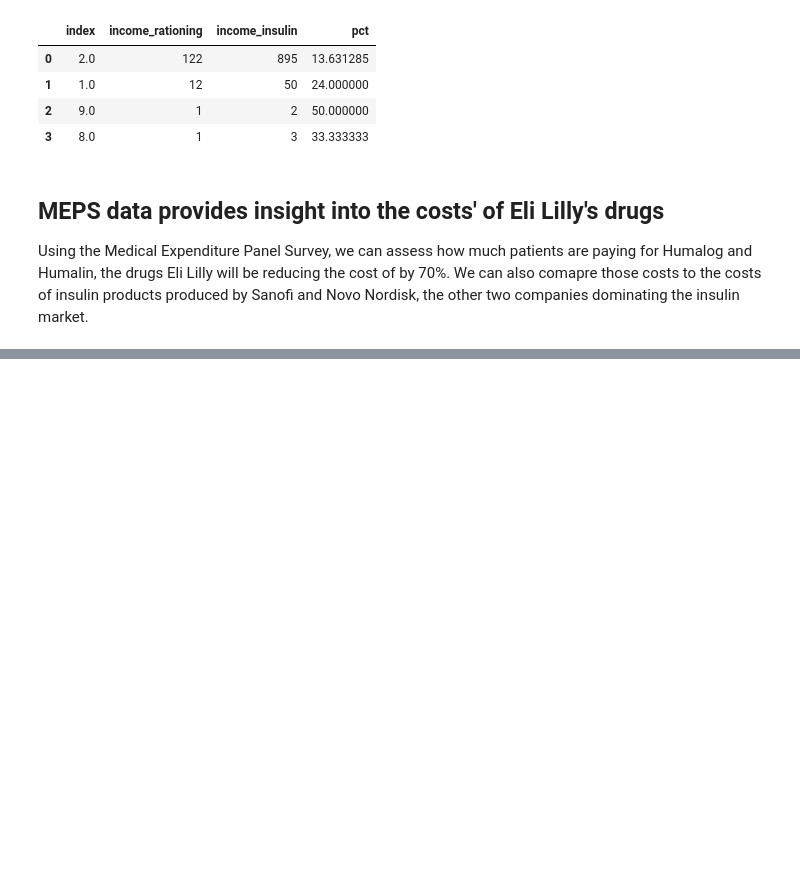
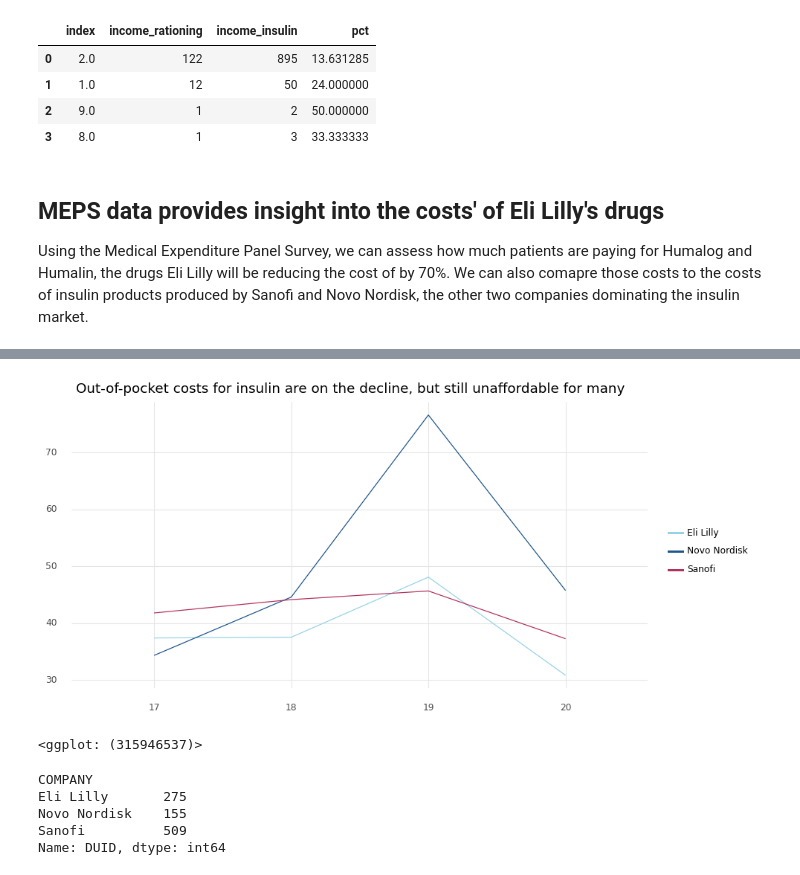
Before and after one commit to juliaingram/eli-lilly-insulin, a Jupyter notebook: Eli Lilly prelim analysis.ipynb, the cells around one changed output, grey strips where cells are left out. Cells and saved outputs as stored; diff of their text form; code cells hidden in the pictures; blank space fills up the shorter version.

Commit message:
updating with chart

```diff
--- a/Eli Lilly prelim analysis.ipynb
+++ b/Eli Lilly prelim analysis.ipynb
@@ -74,7 +75,7 @@ income_breakdown
 
 Using the Medical Expenditure Panel Survey, we can assess how much patients are paying for Humalog and Humalin, the drugs Eli Lilly will be reducing the cost of by 70%. We can also comapre those costs to the costs of insulin products produced by Sanofi and Novo Nordisk, the other two companies dominating the insulin market.
 # %%
-meps = pd.read_excel('h220a.xlsx')
+meps = pd.read_excel('h2020a.xlsx')
 # %%
 total_lilly = meps[(meps.RXNAME.str.contains('HUMALOG') == True) | (meps.RXNAME.str.contains == 'HUMULIN')].shape[0]
 total_insulin = meps[meps.RXDRGNAM.str.contains('INSULIN')].shape[0]
@@ -95,0 +115,52 @@ meps[(meps.RXNAME.str.contains('HUMALOG') == True) | (meps.RXNAME.str.contains =
+# %%
+#takes a long time to run
+meps19 = pd.read_excel('h2019a.xlsx', usecols = ['RXNAME', 'RXDRGNAM', 'RXSF19X'])
+meps18 = pd.read_excel('h2018a.xlsx', usecols = ['RXNAME', 'RXDRGNAM', 'RXSF18X'])
+meps17 = pd.read_excel('h2017a.xlsx', usecols = ['RXNAME', 'RXDRGNAM', 'RXSF17X'])
+# %%
+# Year over year
+years_dfs = [meps, meps19, meps18, meps17]
+years = ['20', '19', '18', '17']
+company_means = []
+for index, df in enumerate(years_dfs):
+    varname = 'RXSF' + years[index] + 'X'
+    df['RXNAME_SIMPLE'] = df.RXNAME.str.extract('(\w+)', expand=False)
+    df.RXNAME_SIMPLE = df.RXNAME_SIMPLE.str.replace('NOVLIN', 'NOVOLIN') #fixing what appears to be a typo
+    df.loc[df.RXNAME_SIMPLE == 'INS', 'RXNAME_SIMPLE'] = 'INSULIN' #standardizing what appears to be abbreviation
+    eli_lilly = ['HUMALOG', 'HUMULIN', 'BASAGLAR']
+    novo = ['FIASP', 'LEVEMIR', 'TOUJEO']
+    sanofi = ['ADMELOG', 'LANTUS', 'NOVOLIN', 'NOVOLOG', 'TRESIBA']
+    df.loc[df.RXNAME_SIMPLE.isin(eli_lilly), 'COMPANY'] = 'Eli Lilly'
+    df.loc[df.RXNAME_SIMPLE.isin(sanofi), 'COMPANY'] = 'Sanofi'
+    df.loc[df.RXNAME_SIMPLE.isin(novo), 'COMPANY'] = 'Novo Nordisk'
+    df_company = df[df.RXDRGNAM.str.contains('INSULIN')].groupby('COMPANY')[varname].mean().reset_index()
+    df_company['year'] = years[index]
+    df_company.rename(columns={varname:'PRICE'},inplace=True)
+    company_means.append(df_company)
+company_means_df = pd.concat(company_means)
+# %%
+# Visualizing
+colors = {'Eli Lilly':'#95d2e6', 'Sanofi':'#b3325d', 'Novo Nordisk':'#1e558c'}
+display(
+    ggplot(company_means_df)
+    + geom_line(aes(x='year', y='PRICE', group='COMPANY', color='COMPANY'))
+    + scale_color_manual(values=colors)
+    + theme_minimal()
+    + theme(panel_grid_minor=element_blank())
+    + labs(title="Out-of-pocket costs for insulin are on the decline, but still unaffordable for many",
+           x="",
+           y="",
+           color="")
+    + theme(figure_size=(10,5))
+)
+# %% [output]
+[figure, added]
+<ggplot: (315946537)>
+# %%
+meps.groupby('COMPANY').DUID.nunique()
+# %% [output]
+COMPANY
+Eli Lilly       275
+Novo Nordisk    155
+Sanofi          509
+Name: DUID, dtype: int64
```
Also changed, not shown: parts of 7 cells of this notebook, 5 other files.
